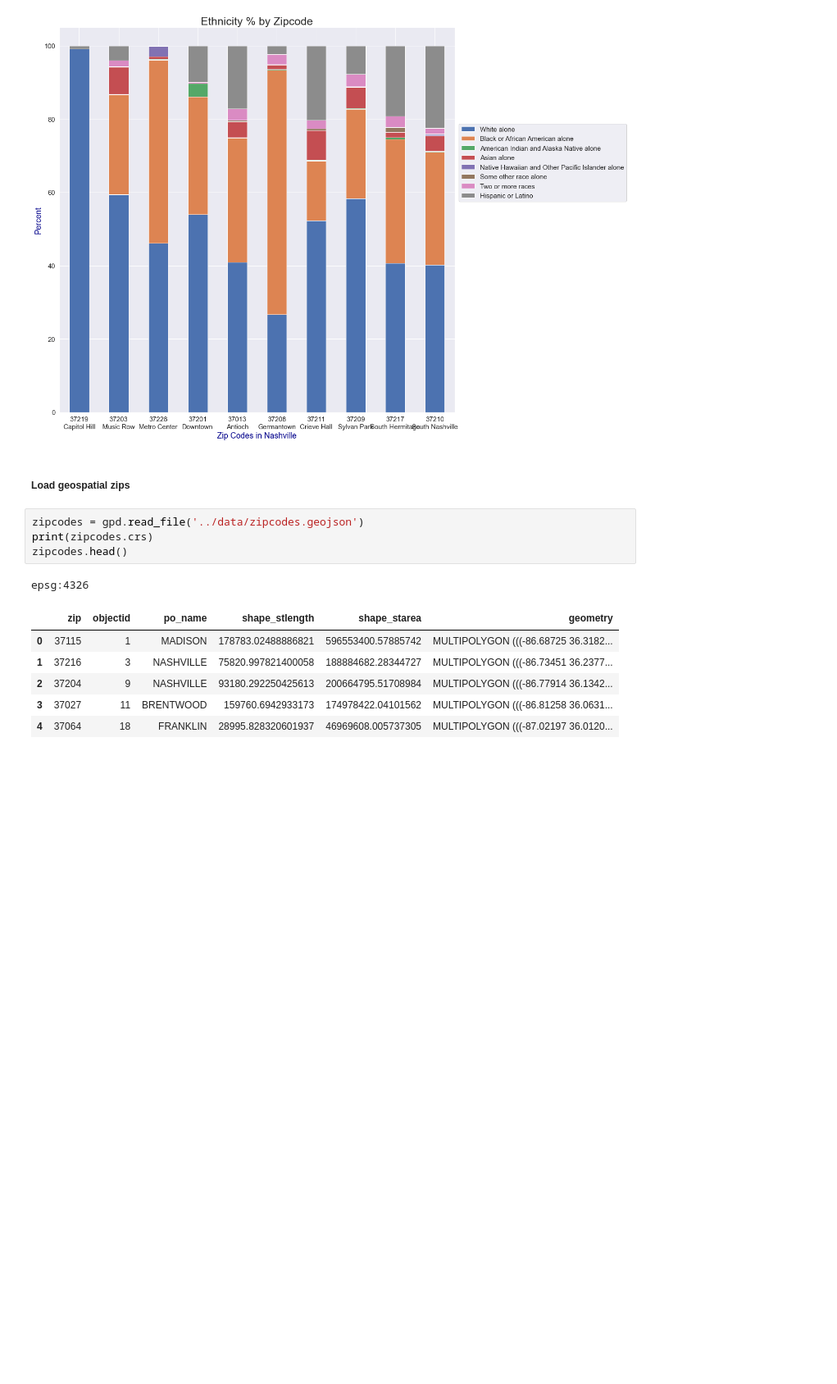
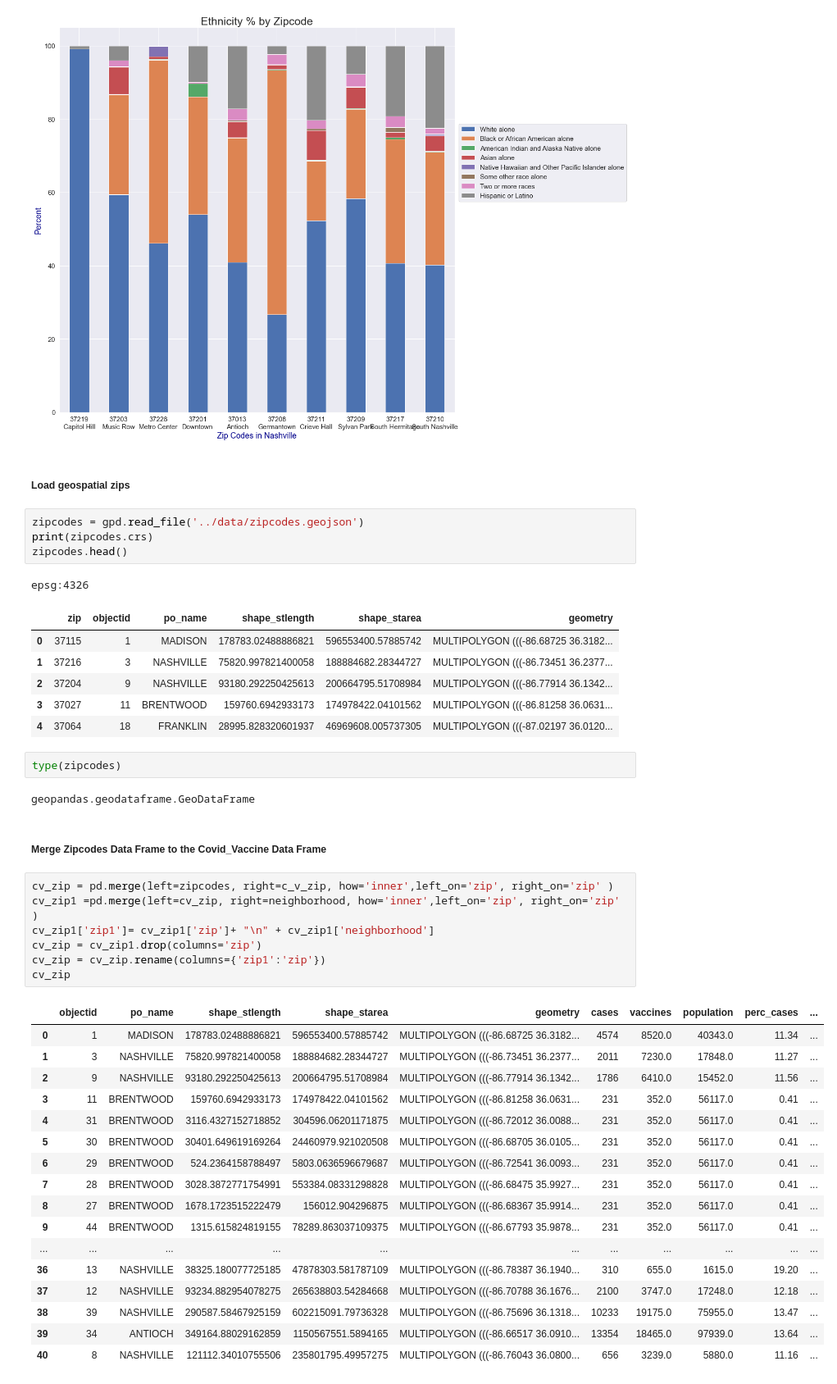
Before and after one commit to Engu12/nash-covid-cases-vaccines-honky_tonkin, a Jupyter notebook: notebook/EDA2.ipynb, the cells around one changed output. Shown at 82% size. Drawn from its saved outputs; the diff is of its cells as text; blank space fills up the shorter version.

```diff
--- a/notebook/EDA2.ipynb
+++ b/notebook/EDA2.ipynb
@@ -608,3 +628,34 @@ epsg:4326
 | 2 | 37204 | 9 | NASHVILLE | 93180.292250425613 | 200664795.51708984 | MULTIPOLYGON (((-86.77914 36.1342... |
 | 3 | 37027 | 11 | BRENTWOOD | 159760.6942933173 | 174978422.04101562 | MULTIPOLYGON (((-86.81258 36.0631... |
 | 4 | 37064 | 18 | FRANKLIN | 28995.828320601937 | 46969608.005737305 | MULTIPOLYGON (((-87.02197 36.0120... |
+# %%
+type(zipcodes)
+# %% [output]
+geopandas.geodataframe.GeoDataFrame
+# %% [markdown]
+##### Merge Zipcodes Data Frame to the Covid_Vaccine Data Frame
+# %%
+cv_zip = pd.merge(left=zipcodes, right=c_v_zip, how='inner',left_on='zip', right_on='zip' )
+cv_zip1 =pd.merge(left=cv_zip, right=neighborhood, how='inner',left_on='zip', right_on='zip' )
+cv_zip1['zip1']= cv_zip1['zip']+ "\n" + cv_zip1['neighborhood']
+cv_zip = cv_zip1.drop(columns='zip')
+cv_zip = cv_zip.rename(columns={'zip1':'zip'})
+cv_zip
+# %% [output]
+|  | objectid | po_name | shape_stlength | shape_starea | geometry | cases | vaccines | population | perc_cases | ... |
+| 0 | 1 | MADISON | 178783.02488886821 | 596553400.57885742 | MULTIPOLYGON (((-86.68725 36.3182... | 4574 | 8520.0 | 40343.0 | 11.34 | ... |
+| 1 | 3 | NASHVILLE | 75820.997821400058 | 188884682.28344727 | MULTIPOLYGON (((-86.73451 36.2377... | 2011 | 7230.0 | 17848.0 | 11.27 | ... |
+| 2 | 9 | NASHVILLE | 93180.292250425613 | 200664795.51708984 | MULTIPOLYGON (((-86.77914 36.1342... | 1786 | 6410.0 | 15452.0 | 11.56 | ... |
+| 3 | 11 | BRENTWOOD | 159760.6942933173 | 174978422.04101562 | MULTIPOLYGON (((-86.81258 36.0631... | 231 | 352.0 | 56117.0 | 0.41 | ... |
+| 4 | 31 | BRENTWOOD | 3116.4327152718852 | 304596.06201171875 | MULTIPOLYGON (((-86.72012 36.0088... | 231 | 352.0 | 56117.0 | 0.41 | ... |
+| 5 | 30 | BRENTWOOD | 30401.649619169264 | 24460979.921020508 | MULTIPOLYGON (((-86.68705 36.0105... | 231 | 352.0 | 56117.0 | 0.41 | ... |
+| 6 | 29 | BRENTWOOD | 524.2364158788497 | 5803.0636596679687 | MULTIPOLYGON (((-86.72541 36.0093... | 231 | 352.0 | 56117.0 | 0.41 | ... |
+| 7 | 28 | BRENTWOOD | 3028.3872771754991 | 553384.08331298828 | MULTIPOLYGON (((-86.68475 35.9927... | 231 | 352.0 | 56117.0 | 0.41 | ... |
+| 8 | 27 | BRENTWOOD | 1678.1723515222479 | 156012.904296875 | MULTIPOLYGON (((-86.68367 35.9914... | 231 | 352.0 | 56117.0 | 0.41 | ... |
+| 9 | 44 | BRENTWOOD | 1315.615824819155 | 78289.863037109375 | MULTIPOLYGON (((-86.67793 35.9878... | 231 | 352.0 | 56117.0 | 0.41 | ... |
+| ... | ... | ... | ... | ... | ... | ... | ... | ... | ... | ... |
+| 36 | 13 | NASHVILLE | 38325.180077725185 | 47878303.581787109 | MULTIPOLYGON (((-86.78387 36.1940... | 310 | 655.0 | 1615.0 | 19.20 | ... |
+| 37 | 12 | NASHVILLE | 93234.882954078275 | 265638803.54284668 | MULTIPOLYGON (((-86.70788 36.1676... | 2100 | 3747.0 | 17248.0 | 12.18 | ... |
+| 38 | 39 | NASHVILLE | 290587.58467925159 | 602215091.79736328 | MULTIPOLYGON (((-86.75696 36.1318... | 10233 | 19175.0 | 75955.0 | 13.47 | ... |
+| 39 | 34 | ANTIOCH | 349164.88029162859 | 1150567551.5894165 | MULTIPOLYGON (((-86.66517 36.0910... | 13354 | 18465.0 | 97939.0 | 13.64 | ... |
+| 40 | 8 | NASHVILLE | 121112.34010755506 | 235801795.49957275 | MULTIPOLYGON (((-86.76043 36.0800... | 656 | 3239.0 | 5880.0 | 11.16 | ... |
```
Also changed, not shown: parts of 10 cells of this notebook, 2 other files.
